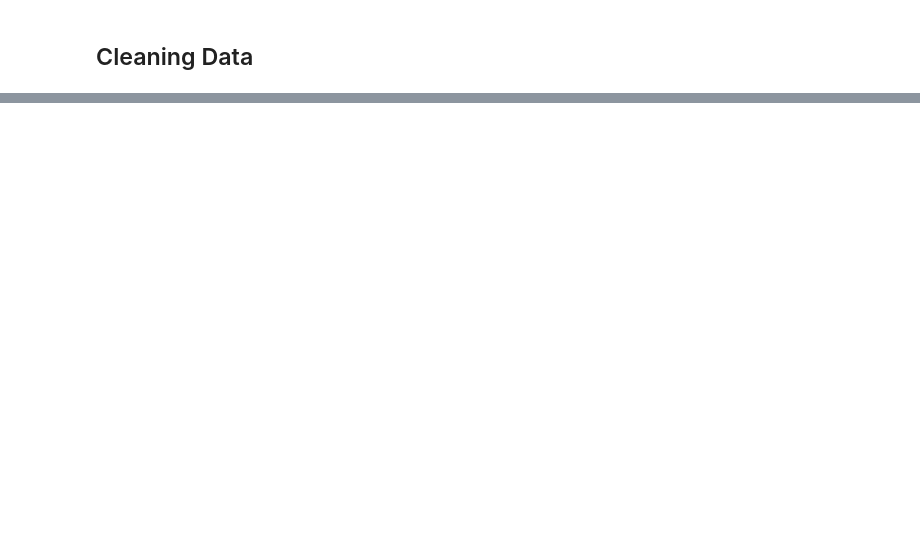
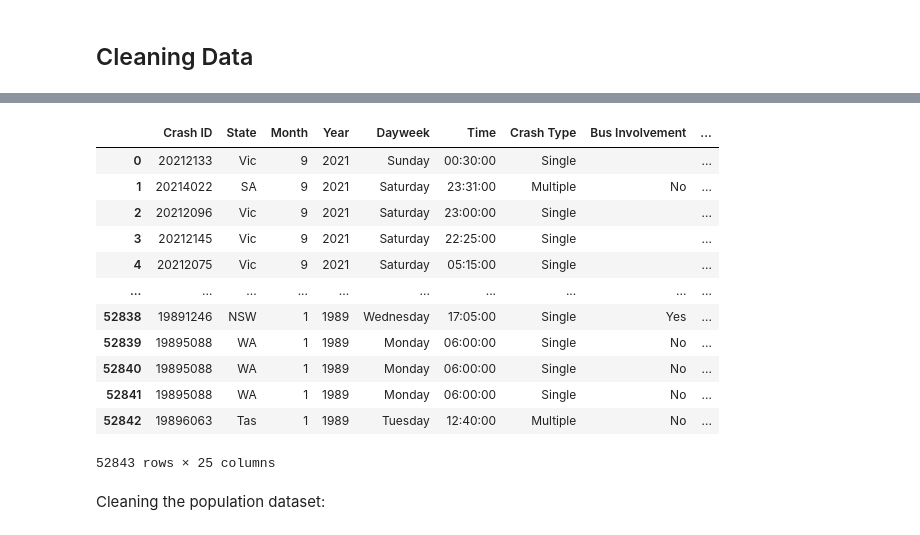
Before and after one commit to kpellas/Project_1, a Jupyter notebook: Main.ipynb, the cells around one changed output, grey strips where cells are left out. Cells and saved outputs as stored; diff of their text form; code cells hidden in the pictures; blank space fills up the shorter version.

```diff
--- a/Main.ipynb
+++ b/Main.ipynb
@@ -124,3 +180,44 @@ df.sort_values("Crash ID", ascending = False)
+# %%
+#replace NaN values with ''
+df.fillna('', inplace=True)
+
+#convert time from object to datetime to time to later compare accidents by time of day
+df["Time"] = df["Time"].astype('datetime64[ns]')
+df['Time'] = pd.to_datetime(df['Time'], infer_datetime_format=True)
+df['Time'] = df['Time'].dt.time
+# %%
+#Set up quarters to match the reporting periods for the population dataset
+df.loc[(df.Month >= 1) & (df.Month <= 3), 'Quarter'] = "Q1"
+df.loc[(df.Month >= 4) & (df.Month <= 6), 'Quarter'] = "Q2"
+df.loc[(df.Month >= 7) & (df.Month <= 9), 'Quarter'] = "Q3"
+df.loc[(df.Month >= 10) & (df.Month <= 12), 'Quarter'] = "Q4"
+
+
+df.loc[(df["Time"] >= time(6, 0)) & (df["Time"] < time(10,0)), "TOD"] = "Morning Commute"
+df.loc[(df["Time"] >= time(10, 0)) & (df["Time"] < time(15,0)), "TOD"] = "Daytime"
+df.loc[(df["Time"] >= time(15, 0)) & (df["Time"] < time(19,0)), "TOD"] = "Evening Commute"
+df.loc[(df["Time"] >= time(19, 0)) & (df["Time"] < time(21,0)), "TOD"] = "Late Evening"
+df.loc[(df["Time"] >= time(21, 0)) & (df["Time"] < time(23,59)), "TOD"] = "Night"
+df.loc[(df["Time"] >= time(0, 0)) & (df["Time"] < time(6,0)), "TOD"] = "Night"
+
+
+df
+# %% [output]
+|  | Crash ID | State | Month | Year | Dayweek | Time | Crash Type | Bus Involvement | ... |
+| 0 | 20212133 | Vic | 9 | 2021 | Sunday | 00:30:00 | Single |  | ... |
+| 1 | 20214022 | SA | 9 | 2021 | Saturday | 23:31:00 | Multiple | No | ... |
+| 2 | 20212096 | Vic | 9 | 2021 | Saturday | 23:00:00 | Single |  | ... |
+| 3 | 20212145 | Vic | 9 | 2021 | Saturday | 22:25:00 | Single |  | ... |
+| 4 | 20212075 | Vic | 9 | 2021 | Saturday | 05:15:00 | Single |  | ... |
+| ... | ... | ... | ... | ... | ... | ... | ... | ... | ... |
+| 52838 | 19891246 | NSW | 1 | 1989 | Wednesday | 17:05:00 | Single | Yes | ... |
+| 52839 | 19895088 | WA | 1 | 1989 | Monday | 06:00:00 | Single | No | ... |
+| 52840 | 19895088 | WA | 1 | 1989 | Monday | 06:00:00 | Single | No | ... |
+| 52841 | 19895088 | WA | 1 | 1989 | Monday | 06:00:00 | Single | No | ... |
+| 52842 | 19896063 | Tas | 1 | 1989 | Tuesday | 12:40:00 | Multiple | No | ... |
+52843 rows × 25 columns
+# %% [markdown]
+Cleaning the population dataset:
 # %%
 #removing superfluous rows
 df_pop = df_pop.iloc[9:, :]
```
Also changed, not shown: parts of 55 cells of this notebook, 1 other file.
